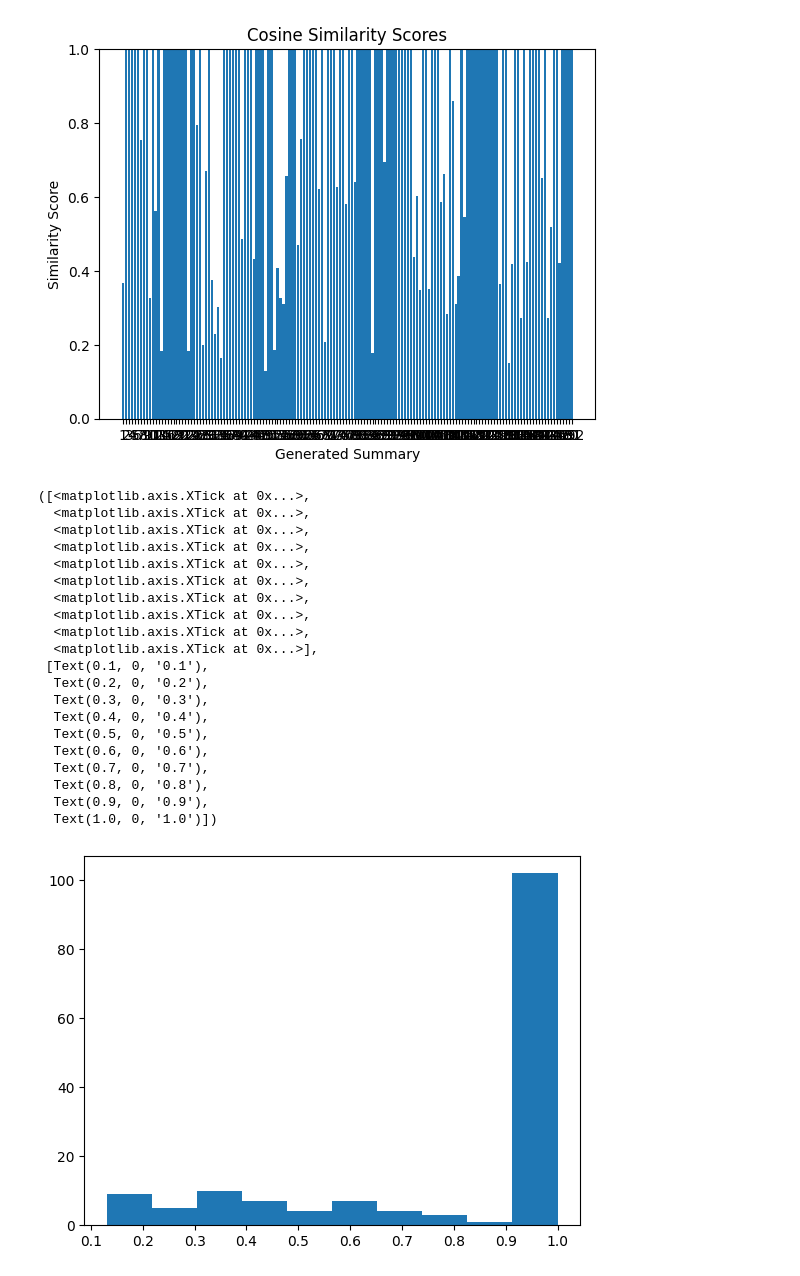
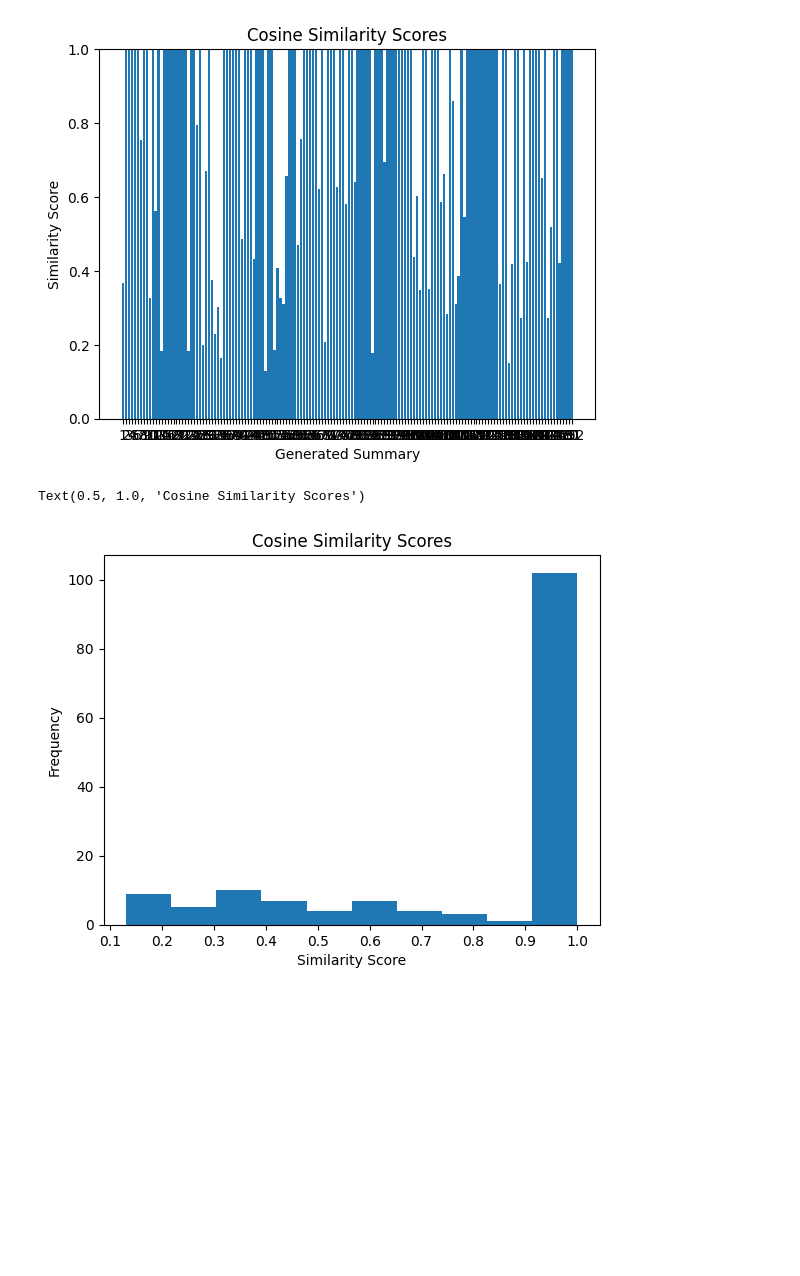
Before and after one commit to daliahabiby/NLP-Text-Summarization-of-Legislation, a Jupyter notebook: Code/Cosine Similarity.ipynb, the cells around one changed output. Saved outputs shown, nothing was run; the diff lists cells and outputs as text; code cells hidden in the pictures; blank space fills up the shorter version.

```diff
--- a/Code/Cosine Similarity.ipynb
+++ b/Code/Cosine Similarity.ipynb
@@ -113,26 +121,10 @@ plt.show()
 # %%
 
 plt.hist(similarity_scores)
 plt.xticks([0.1,0.2,0.3,0.4, 0.5, 0.6, 0.7, 0.8, 0.9, 1])
+plt.xlabel("Similarity Score")
+plt.ylabel("Frequency")
+plt.title("Cosine Similarity Scores")
 # %% [output]
-([<matplotlib.axis.XTick at 0x...>,
-  <matplotlib.axis.XTick at 0x...>,
-  <matplotlib.axis.XTick at 0x...>,
-  <matplotlib.axis.XTick at 0x...>,
-  <matplotlib.axis.XTick at 0x...>,
-  <matplotlib.axis.XTick at 0x...>,
-  <matplotlib.axis.XTick at 0x...>,
-  <matplotlib.axis.XTick at 0x...>,
-  <matplotlib.axis.XTick at 0x...>,
-  <matplotlib.axis.XTick at 0x...>],
- [Text(0.1, 0, '0.1'),
-  Text(0.2, 0, '0.2'),
-  Text(0.3, 0, '0.3'),
-  Text(0.4, 0, '0.4'),
-  Text(0.5, 0, '0.5'),
-  Text(0.6, 0, '0.6'),
-  Text(0.7, 0, '0.7'),
-  Text(0.8, 0, '0.8'),
-  Text(0.9, 0, '0.9'),
-  Text(1.0, 0, '1.0')])
+Text(0.5, 1.0, 'Cosine Similarity Scores')
-[figure, old version]
+[figure, new version]
```
Also changed, not shown: parts of 2 cells of this notebook, 1 other file.
